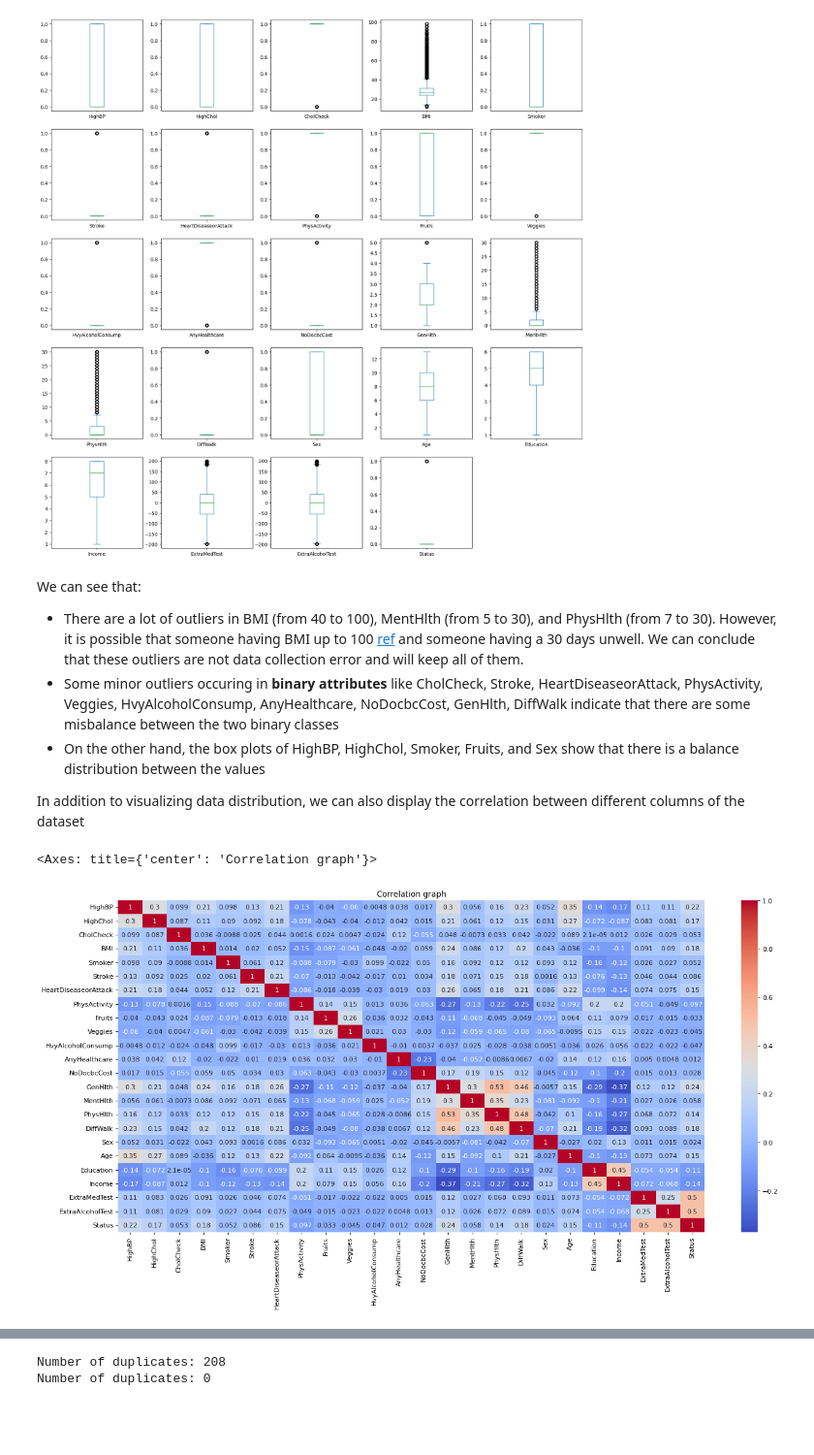
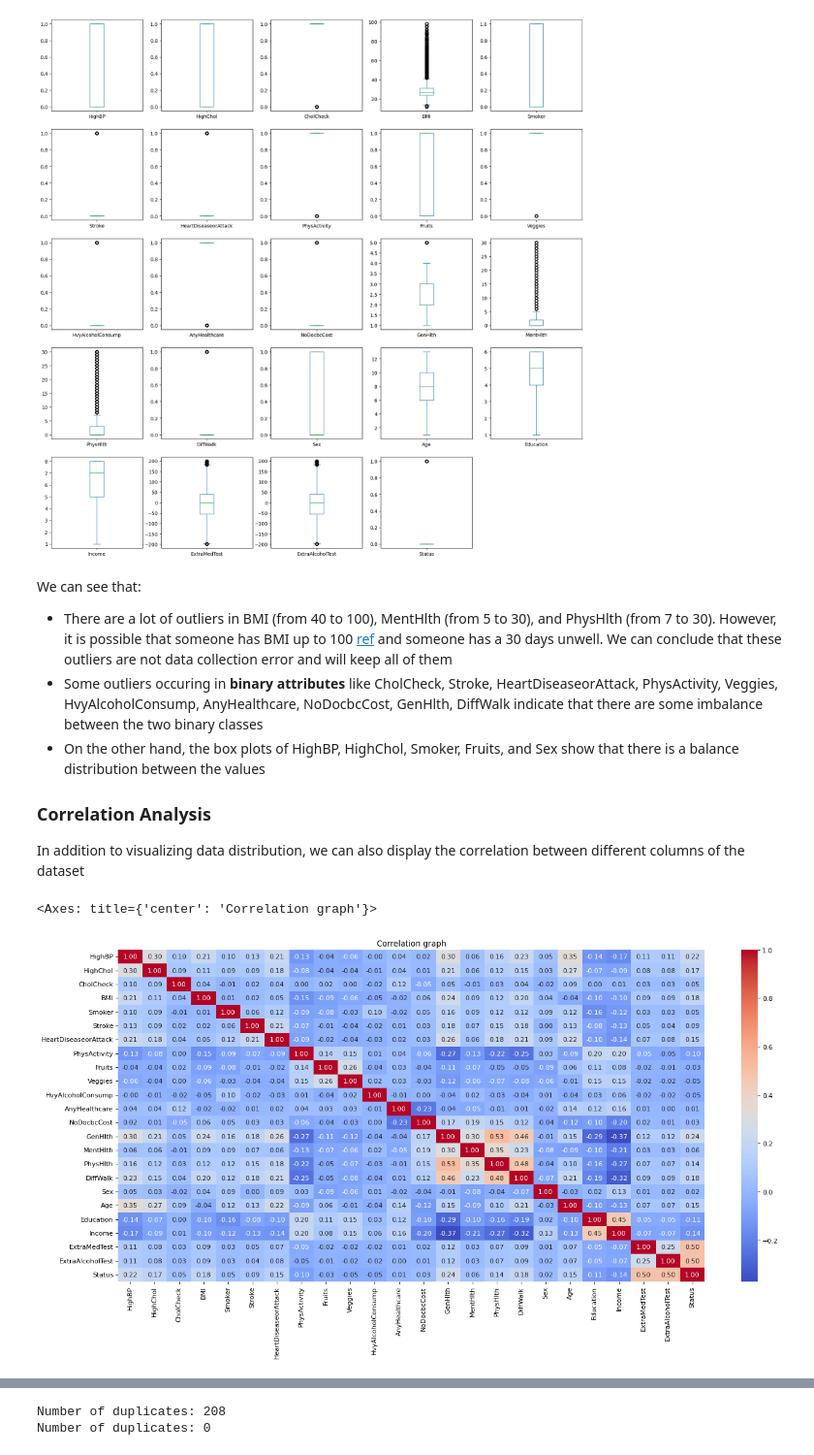
Before and after one commit to ThaiHoangDang/ObesityDetection, a Jupyter notebook: script.ipynb, the cells around one changed output, grey strips where cells are left out. Shown at 97% size. Cells and saved outputs as stored; diff of their text form; code cells hidden in the pictures; blank space fills up the shorter version.

```diff
--- a/script.ipynb
+++ b/script.ipynb
@@ -211,22 +265,24 @@ plt.show()
 [figure]
 # %% [markdown]
 We can see that:
-- There are a lot of outliers in BMI (from 40 to 100), MentHlth (from 5 to 30), and PhysHlth (from 7 to 30). However, it is possible that someone having BMI up to 100 [ref]() and someone having a 30 days unwell. We can conclude that these outliers are not data collection error and will keep all of them.
-- Some minor outliers occuring in **binary attributes** like CholCheck, Stroke, HeartDiseaseorAttack, PhysActivity, Veggies, HvyAlcoholConsump, AnyHealthcare, NoDocbcCost, GenHlth, DiffWalk indicate that there are some misbalance between the two binary classes
+- There are a lot of outliers in BMI (from 40 to 100), MentHlth (from 5 to 30), and PhysHlth (from 7 to 30). However, it is possible that someone has BMI up to 100 [ref]() and someone has a 30 days unwell. We can conclude that these outliers are not data collection error and will keep all of them
+- Some outliers occuring in **binary attributes** like CholCheck, Stroke, HeartDiseaseorAttack, PhysActivity, Veggies, HvyAlcoholConsump, AnyHealthcare, NoDocbcCost, GenHlth, DiffWalk indicate that there are some imbalance between the two binary classes
 - On the other hand, the box plots of HighBP, HighChol, Smoker, Fruits, and Sex show that there is a balance distribution between the values
 
+### Correlation Analysis
+
 In addition to visualizing data distribution, we can also display the correlation between different columns of the dataset
 # %%
 # Compute correlation matrix
 corr = health_data.corr()
 
 # Create a figure object
 fig = plt.figure(figsize=(20, 20), dpi=80)
 ax1 = fig.add_subplot(211)
 ax1.set_title("Correlation graph")
 
 # Create a heatmap of the correlation matrix with annotations and specified color map
-sns.heatmap(corr, annot=True, cmap="coolwarm")
+sns.heatmap(corr, annot=True, cmap="coolwarm", fmt='.2f')
 # %% [output]
 <Axes: title={'center': 'Correlation graph'}>
-[figure, old version]
+[figure, new version]
```
Also changed, not shown: parts of 51 cells of this notebook, 3 other files.
